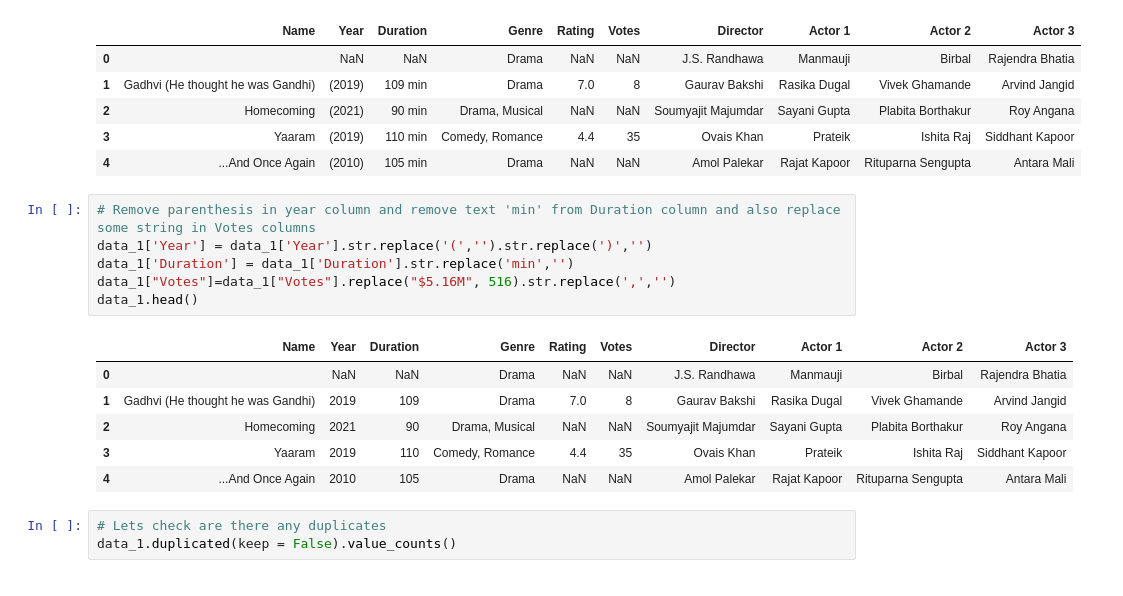
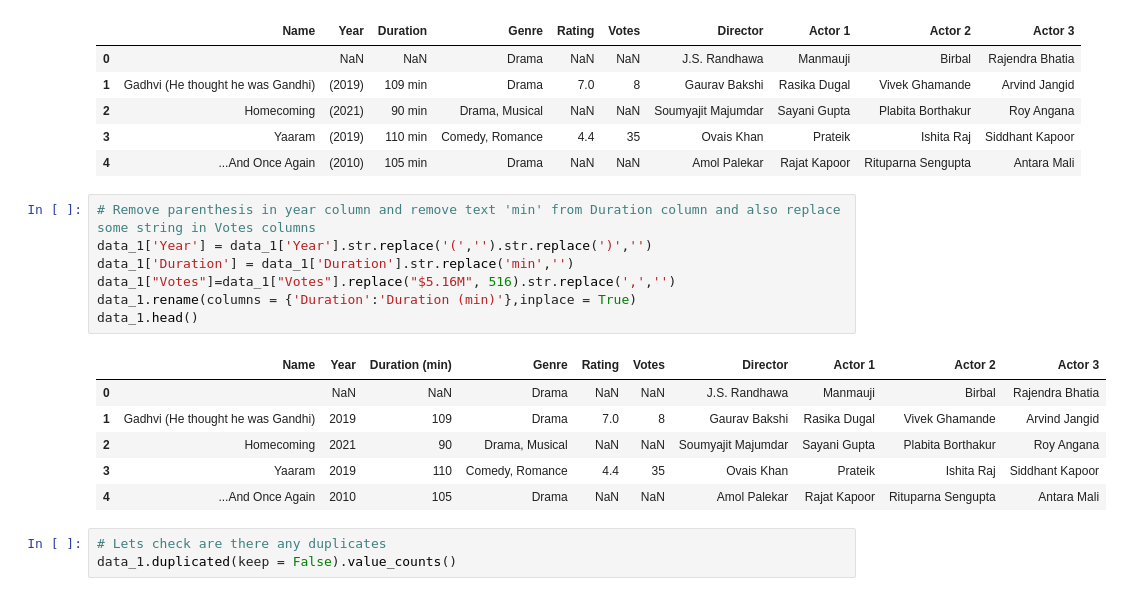
Before and after one commit to praffs18/EDA-on-All-Indian-movies-IMDb-data, a Jupyter notebook: EDA_on_All_Indian_movies_IMDb_data.ipynb, the cells around one changed output. Cells and saved outputs as stored; diff of their text form.

Commit message:
Data cleaning - 3

```diff
--- a/EDA_on_All_Indian_movies_IMDb_data.ipynb
+++ b/EDA_on_All_Indian_movies_IMDb_data.ipynb
@@ -95,11 +95,12 @@ data_1.head()
 # %%
 # Remove parenthesis in year column and remove text 'min' from Duration column and also replace some string in Votes columns
 data_1['Year'] = data_1['Year'].str.replace('(','').str.replace(')','')
 data_1['Duration'] = data_1['Duration'].str.replace('min','')
 data_1["Votes"]=data_1["Votes"].replace("$5.16M", 516).str.replace(',','')
+data_1.rename(columns = {'Duration':'Duration (min)'},inplace = True)
 data_1.head()
 # %% [output]
-|  | Name | Year | Duration | Genre | Rating | Votes | Director | Actor 1 | Actor 2 | Actor 3 |
+|  | Name | Year | Duration (min) | Genre | Rating | Votes | Director | Actor 1 | Actor 2 | Actor 3 |
 | 0 |  | NaN | NaN | Drama | NaN | NaN | J.S. Randhawa | Manmauji | Birbal | Rajendra Bhatia |
 | 1 | Gadhvi (He thought he was Gandhi) | 2019 | 109 | Drama | 7.0 | 8 | Gaurav Bakshi | Rasika Dugal | Vivek Ghamande | Arvind Jangid |
 | 2 | Homecoming | 2021 | 90 | Drama, Musical | NaN | NaN | Soumyajit Majumdar | Sayani Gupta | Plabita Borthakur | Roy Angana |
```
Also changed, not shown: parts of 18 cells of this notebook.
